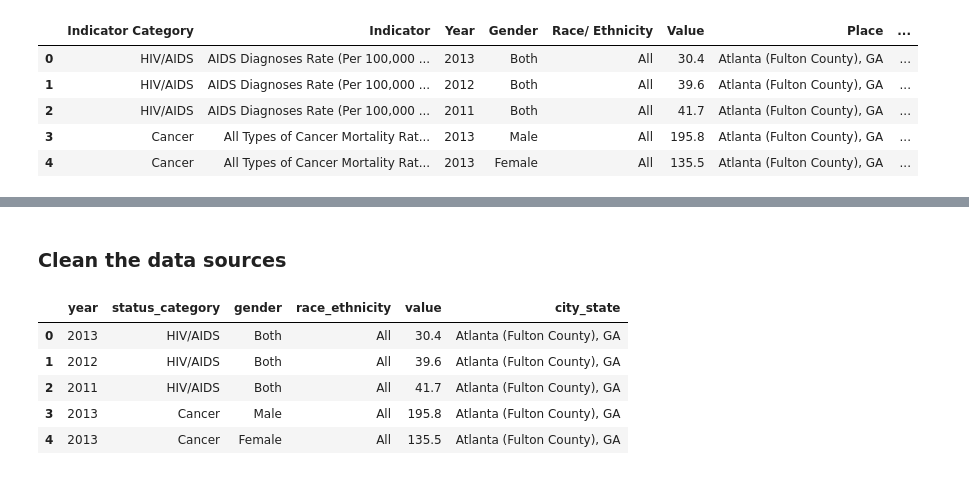
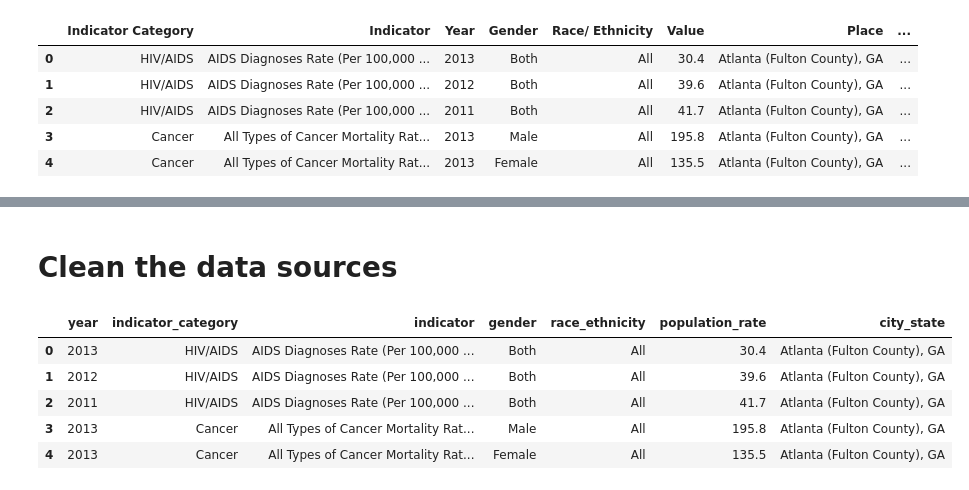
Before and after one commit to erikayi/Project-2-ETL-Cities-Health-Data, a Jupyter notebook: ETL_Cities_Health_Data_Project.ipynb, the cells around one changed output, grey strips where cells are left out. Cells and saved outputs as stored; diff of their text form; code cells hidden in the pictures.

```diff
--- a/ETL_Cities_Health_Data_Project.ipynb
+++ b/ETL_Cities_Health_Data_Project.ipynb
@@ -90,28 +90,29 @@ hospital_beds_2015_csv_file_df.head()
 # %% [markdown]
-### Clean the data sources
+# Clean the data sources
 # %%
 # big_cities_csv_file = "data/Big_Cities_Health_Data_Inventory.csv"
 # big_cities_health_df = pd.read_csv(big_cities_csv_file)
 # big_cities_health_df.head()
 
-health_cities = big_cities_health_df[['Year', 'Indicator Category', 'Gender', 'Race/ Ethnicity', 'Value', 'Place']]
+health_cities = big_cities_health_df[['Year', 'Indicator Category', 'Indicator', 'Gender', 'Race/ Ethnicity', 'Value', 'Place']]
 # health_cities.head()
 
 # rename the big health data in cities
 new_health_cities = health_cities.rename(columns={'Year':'year',
-                                                 'Indicator Category':'status_category',
+                                                 'Indicator Category':'indicator_category',
+                                                 'Indicator':'indicator',
                                                  'Gender':'gender',
                                                  'Race/ Ethnicity':'race_ethnicity',
-                                                 'Value':'value',
+                                                 'Value':'population_rate',
                                                  'Place':'city_state'})
 new_health_cities.head()
 # %% [output]
-|  | year | status_category | gender | race_ethnicity | value | city_state |
-| 0 | 2013 | HIV/AIDS | Both | All | 30.4 | Atlanta (Fulton County), GA |
-| 1 | 2012 | HIV/AIDS | Both | All | 39.6 | Atlanta (Fulton County), GA |
-| 2 | 2011 | HIV/AIDS | Both | All | 41.7 | Atlanta (Fulton County), GA |
-| 3 | 2013 | Cancer | Male | All | 195.8 | Atlanta (Fulton County), GA |
-| 4 | 2013 | Cancer | Female | All | 135.5 | Atlanta (Fulton County), GA |
+|  | year | indicator_category | indicator | gender | race_ethnicity | population_rate | city_state |
+| 0 | 2013 | HIV/AIDS | AIDS Diagnoses Rate (Per 100,000 ... | Both | All | 30.4 | Atlanta (Fulton County), GA |
+| 1 | 2012 | HIV/AIDS | AIDS Diagnoses Rate (Per 100,000 ... | Both | All | 39.6 | Atlanta (Fulton County), GA |
+| 2 | 2011 | HIV/AIDS | AIDS Diagnoses Rate (Per 100,000 ... | Both | All | 41.7 | Atlanta (Fulton County), GA |
+| 3 | 2013 | Cancer | All Types of Cancer Mortality Rat... | Male | All | 195.8 | Atlanta (Fulton County), GA |
+| 4 | 2013 | Cancer | All Types of Cancer Mortality Rat... | Female | All | 135.5 | Atlanta (Fulton County), GA |
 # %%
 # split the city and the state
 new_health_cities[['city','state']] = new_health_cities.city_state.str.split(expand=True, pat=",")
```
Also changed, not shown: parts of 67 cells of this notebook, 11 other files.
